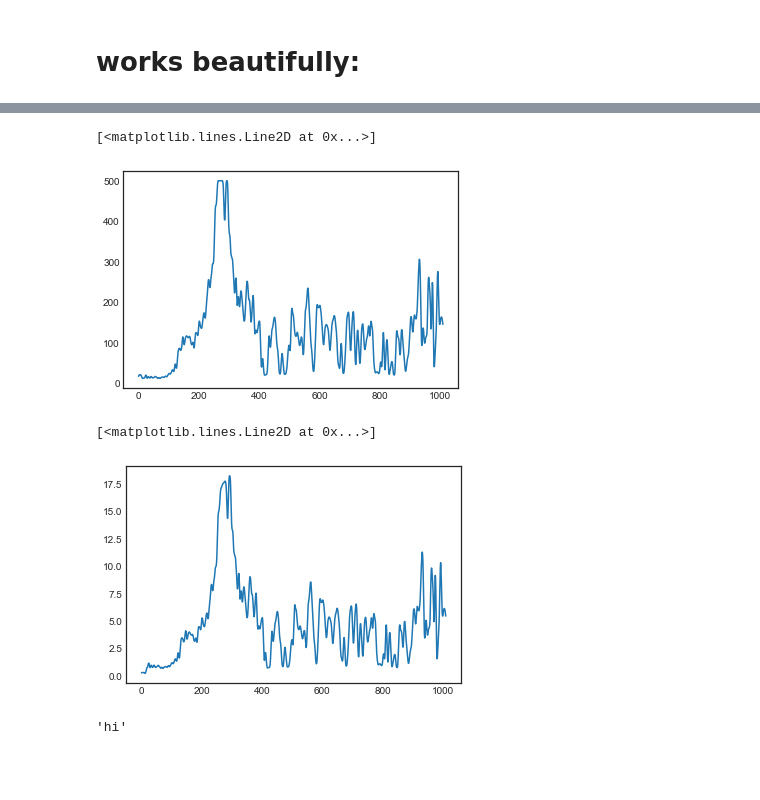
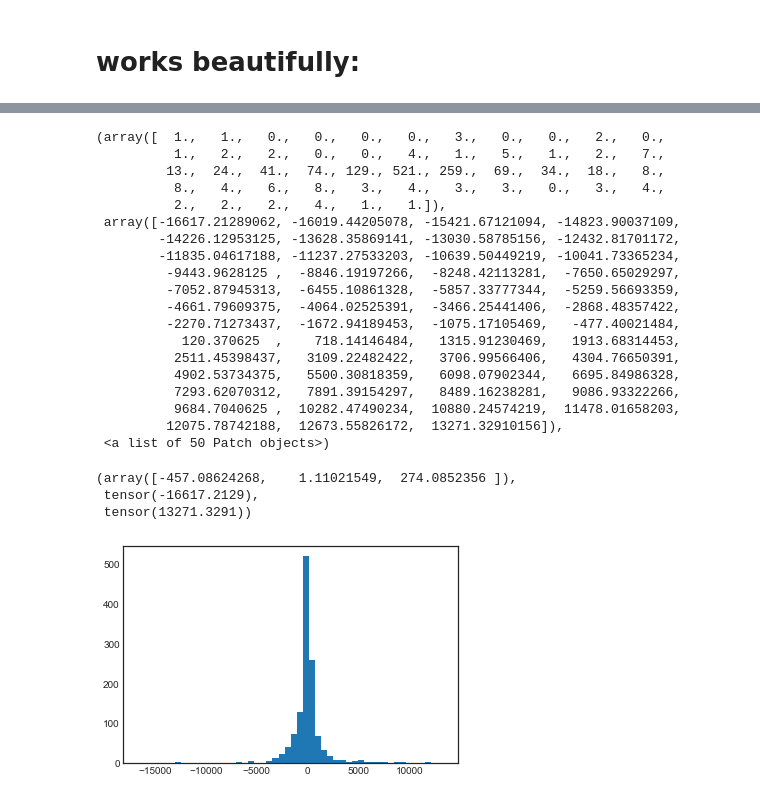
Before and after one commit to liavkoren/ai-ml-rl, a Jupyter notebook: dqn_implementations/mine/DQN part 2 -- Distributional DQN.ipynb, the cells around one changed output, grey strips where cells are left out. Drawn from its saved outputs; the diff is of its cells as text; code cells hidden in the pictures; blank space fills up the shorter version.

Commit message:
"auto commit tracked files for new experiment: Run 0: LR: 0.000 / L2 weight_decay: 0.001 / Xavier: True, LR-scheduler: True on Jul-21-18@12:34:50"

```diff
--- a/dqn_implementations/mine/DQN part 2 -- Distributional DQN.ipynb
+++ b/dqn_implementations/mine/DQN part 2 -- Distributional DQN.ipynb
@@ -312,10 +312,16 @@ class CategoricalAgent:
             self.optimizer,
             'max',
             factor=.5,
-            patience=100,
+            patience=50,
             cooldown=50,
             verbose=True
         )
+
+    def step_learning_rate(self, episode):
+        if self.use_lr_scheduler and episode > 11:
+            smoothed_reward = smooth(np.array(self.episode_rewards[-20:])).mean()
+            self.scheduler.step(smoothed_reward)
+
 
     def render(self, episode):
         if self.render_every and episode % self.render_every == 0:
@@ -334,6 +340,7 @@ class CategoricalAgent:
         loss = categorical_vectorized_loss(self.online_net, self.target_net, batch, self.discount)
         self.optimizer.zero_grad()
         loss.backward()
+        nn.utils.clip_grad_norm_(self.online_net.parameters(), 10)
         self.optimizer.step()
         return loss.item()/self.minibatch_size
 
@@ -388,23 +395,14 @@ class CategoricalAgent:
     def log_params(self, episode):
         if not self.logger:
             return
-        self.logger.add_scalar('train loss', episode_loss, episode)
-        self.logger.add_scalar('episode reward', episode_reward, episode)
+        self.logger.add_scalar('train loss', self.training_loss[-1], episode)
+        self.logger.add_scalar('episode reward', self.episode_rewards[-1], episode)
         for idx, param in enumerate(self.target_net.parameters()):
             if param.dim() == 1:
                 continue
             if not hasattr(param, 'grad'):
                 continue
-            self.logger.add_scalar(f'layer {idx} gradient', param.grad.norm())
-
-    def step_learning_rate(self, episode):
-        if self.use_lr_scheduler and episode > 11:
-            smoothed_reward = smooth(np.array(self.episode_rewards[-10:])).mean()
-            self.scheduler.step(smoothed_reward)
-
-
-    def test(self):
-        pass
+            self.logger.add_scalar(f'layer {idx/2} gradient', param.grad.norm(), episode)
 # %%
 experiments = {}
 # %%
@@ -615,17 +604,31 @@ plt.plot(smooth(np.array(cartpole_agent.target_net_q_values)))
-# %%
-plt.plot(smooth(np.array(cartpole_agent.episode_rewards)))
-# %% [output]
-[<matplotlib.lines.Line2D at 0x...>]
-[figure, removed]
-# %%
-plt.plot(smooth(np.array(cartpole_agent.training_loss)))
-# %% [output]
-[<matplotlib.lines.Line2D at 0x...>]
-[figure, removed]
-# %%
-'hi'
-# %% [output]
-'hi'
+# %%
+
+plt.hist(cartpole_agent.target_net.linear4.weight.grad.view(-1), bins=50);
+np.percentile(cartpole_agent.target_net.linear4.weight.grad.view(-1), [25, 50, 75]), cartpole_agent.target_net.linear4.weight.grad.view(-1).min(), cartpole_agent.target_net.linear4.weight.grad.view(-1).max()
+# %% [output]
+(array([  1.,   1.,   0.,   0.,   0.,   0.,   3.,   0.,   0.,   2.,   0.,
+          1.,   2.,   2.,   0.,   0.,   4.,   1.,   5.,   1.,   2.,   7.,
+         13.,  24.,  41.,  74., 129., 521., 259.,  69.,  34.,  18.,   8.,
+          8.,   4.,   6.,   8.,   3.,   4.,   3.,   3.,   0.,   3.,   4.,
+          2.,   2.,   2.,   4.,   1.,   1.]),
+ array([-16617.21289062, -16019.44205078, -15421.67121094, -14823.90037109,
+        -14226.12953125, -13628.35869141, -13030.58785156, -12432.81701172,
+        -11835.04617188, -11237.27533203, -10639.50449219, -10041.73365234,
+         -9443.9628125 ,  -8846.19197266,  -8248.42113281,  -7650.65029297,
+         -7052.87945313,  -6455.10861328,  -5857.33777344,  -5259.56693359,
+         -4661.79609375,  -4064.02525391,  -3466.25441406,  -2868.48357422,
+         -2270.71273437,  -1672.94189453,  -1075.17105469,   -477.40021484,
+           120.370625  ,    718.14146484,   1315.91230469,   1913.68314453,
+          2511.45398437,   3109.22482422,   3706.99566406,   4304.76650391,
+          4902.53734375,   5500.30818359,   6098.07902344,   6695.84986328,
+          7293.62070312,   7891.39154297,   8489.16238281,   9086.93322266,
+          9684.7040625 ,  10282.47490234,  10880.24574219,  11478.01658203,
+         12075.78742188,  12673.55826172,  13271.32910156]),
+ <a list of 50 Patch objects>)
+(array([-457.08624268,    1.11021549,  274.0852356 ]),
+ tensor(-16617.2129),
+ tensor(13271.3291))
+[figure, added]
 # %%
 # Debugging
 
```
Also changed, not shown: parts of 3 cells of this notebook.
